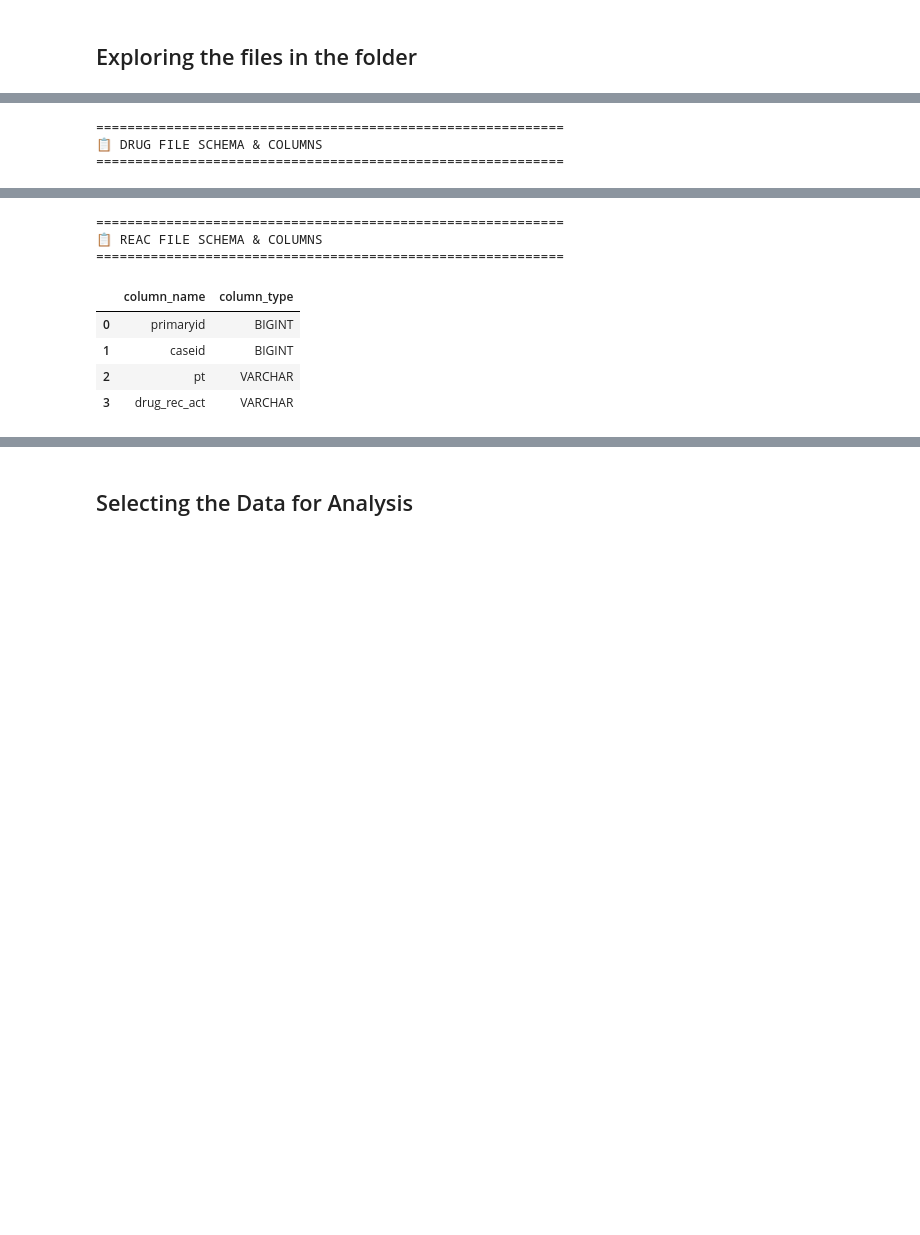
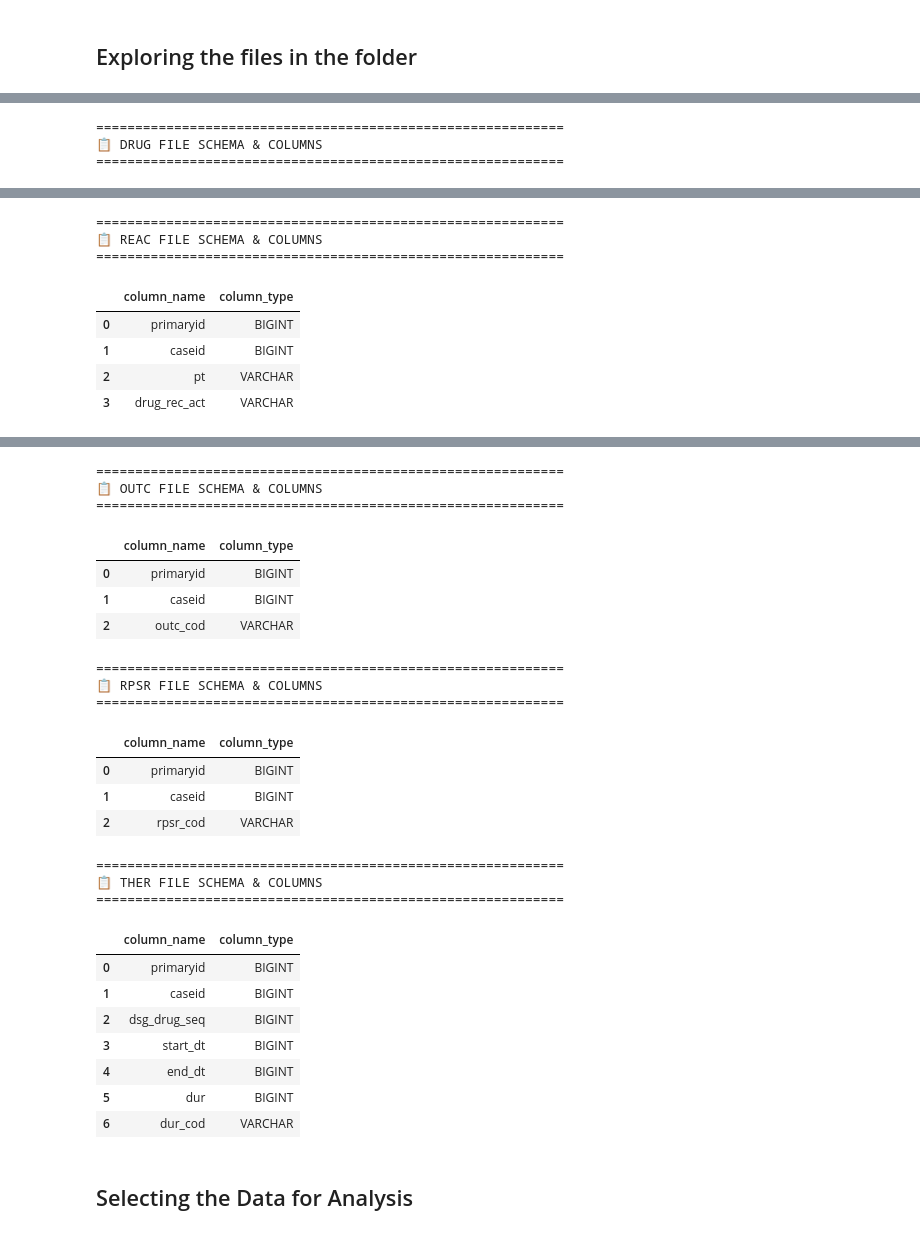
Before and after one commit to ShymaShameer/Signal2Label, a Jupyter notebook: notebooks/01_PV Project.ipynb, the cells around one changed output, grey strips where cells are left out. Drawn from its saved outputs; the diff is of its cells as text; code cells hidden in the pictures; blank space fills up the shorter version.

```diff
--- a/notebooks/01_PV Project.ipynb
+++ b/notebooks/01_PV Project.ipynb
@@ -128,6 +129,10 @@ print(f"Total .txt files discovered: {len(all_txt_files)}")
 demo_files = []
 drug_files = []
 reac_files = []
+indi_files = []
+outc_files = []
+rpsr_files = []
+ther_files = []
 
 # Scan every file without restricting extension conditions
 for root, _, files in os.walk(PROJECT_ROOT):
@@ -145,17 +150,37 @@ for root, _, files in os.walk(PROJECT_ROOT):
             drug_files.append(full_path)
         elif "REAC" in f_upper and (f_upper.endswith(".TXT") or "." not in f):
             reac_files.append(full_path)
+        elif "INDI" in f_upper and (f_upper.endswith(".TXT") or "." not in f):
+            indi_files.append(full_path)
+        elif "OUTC" in f_upper and (f_upper.endswith(".TXT") or "." not in f):
+            outc_files.append(full_path)
+        elif "RPSR" in f_upper and (f_upper.endswith(".TXT") or "." not in f):
+            rpsr_files.append(full_path)
+        elif "THER" in f_upper and (f_upper.endswith(".TXT") or "." not in f):
+            ther_files.append(full_path)
 
 print(f"Total DEMO files found: {len(demo_files)}")
 print(f"Total DRUG files found: {len(drug_files)}")
-print(f"Total REAC files found: {len(reac_files)}\n")
+print(f"Total REAC files found: {len(reac_files)}")
+print(f"Total INDI files found: {len(indi_files)}")
+print(f"Total OUTC files found: {len(outc_files)}")
+print(f"Total RPSR files found: {len(rpsr_files)}")
+print(f"Total THER files found: {len(ther_files)}\n")
 
 if demo_files:
     print(f"Sample DEMO path: {demo_files[-1]}")
 if drug_files:
     print(f"Sample DRUG path: {drug_files[-1]}")
 if reac_files:
-    print(f"Sample REAC path: {reac_files[-1]}\n")
+    print(f"Sample DRUG path: {reac_files[-1]}")
+if indi_files:
+    print(f"Sample DRUG path: {indi_files[-1]}")
+if outc_files:
+    print(f"Sample DRUG path: {outc_files[-1]}")
+if rpsr_files:
+    print(f"Sample DRUG path: {rpsr_files[-1]}")
+if ther_files:
+    print(f"Sample REAC path: {ther_files[-1]}\n")
 
 # Connect to DuckDB and inspect schemas
 con = duckdb.connect()
@@ -178,6 +203,32 @@ if reac_files:
     print("=" * 60)
     display(con.execute(f"DESCRIBE SELECT * FROM read_csv_auto('{reac_files[0]}', delim='$', header=True, ignore_errors=True);").df()[['column_name', 'column_type']])
 
+if indi_files:
+    print("\n" + "=" * 60)
+    print("📋 INDI FILE SCHEMA & COLUMNS")
+    print("=" * 60)
+    display(con.execute(f"DESCRIBE SELECT * FROM read_csv_auto('{indi_files[0]}', delim='$', header=True, ignore_errors=True);").df()[['column_name', 'column_type']])
+
+if outc_files:
+    print("\n" + "=" * 60)
+    print("📋 OUTC FILE SCHEMA & COLUMNS")
+    print("=" * 60)
+    display(con.execute(f"DESCRIBE SELECT * FROM read_csv_auto('{outc_files[0]}', delim='$', header=True, ignore_errors=True);").df()[['column_name', 'column_type']])
+
+if rpsr_files:
+    print("\n" + "=" * 60)
+    print("📋 RPSR FILE SCHEMA & COLUMNS")
+    print("=" * 60)
+    display(con.execute(f"DESCRIBE SELECT * FROM read_csv_auto('{rpsr_files[0]}', delim='$', header=True, ignore_errors=True);").df()[['column_name', 'column_type']])
+
+if ther_files:
+    print("\n" + "=" * 60)
+    print("📋 THER FILE SCHEMA & COLUMNS")
+    print("=" * 60)
+    display(con.execute(f"DESCRIBE SELECT * FROM read_csv_auto('{ther_files[0]}', delim='$', header=True, ignore_errors=True);").df()[['column_name', 'column_type']])
+
+
+
 con.close()
 # %% [output]
 Searching in: /Users/shymashameer/Desktop/Final Project/faers/data/raw
@@ -242,3 +304,28 @@ Sample REAC path: /Users/shymashameer/Desktop/Final Project/faers/data/raw/faers
+============================================================
+📋 OUTC FILE SCHEMA & COLUMNS
+============================================================
+|  | column_name | column_type |
+| 0 | primaryid | BIGINT |
+| 1 | caseid | BIGINT |
+| 2 | outc_cod | VARCHAR |
+============================================================
+📋 RPSR FILE SCHEMA & COLUMNS
+============================================================
+|  | column_name | column_type |
+| 0 | primaryid | BIGINT |
+| 1 | caseid | BIGINT |
+| 2 | rpsr_cod | VARCHAR |
+============================================================
+📋 THER FILE SCHEMA & COLUMNS
+============================================================
+|  | column_name | column_type |
+| 0 | primaryid | BIGINT |
+| 1 | caseid | BIGINT |
+| 2 | dsg_drug_seq | BIGINT |
+| 3 | start_dt | BIGINT |
+| 4 | end_dt | BIGINT |
+| 5 | dur | BIGINT |
+| 6 | dur_cod | VARCHAR |
 # %% [markdown]
 ## Selecting the Data for Analysis
 # %%
```
Also changed, not shown: parts of 23 cells of this notebook.
